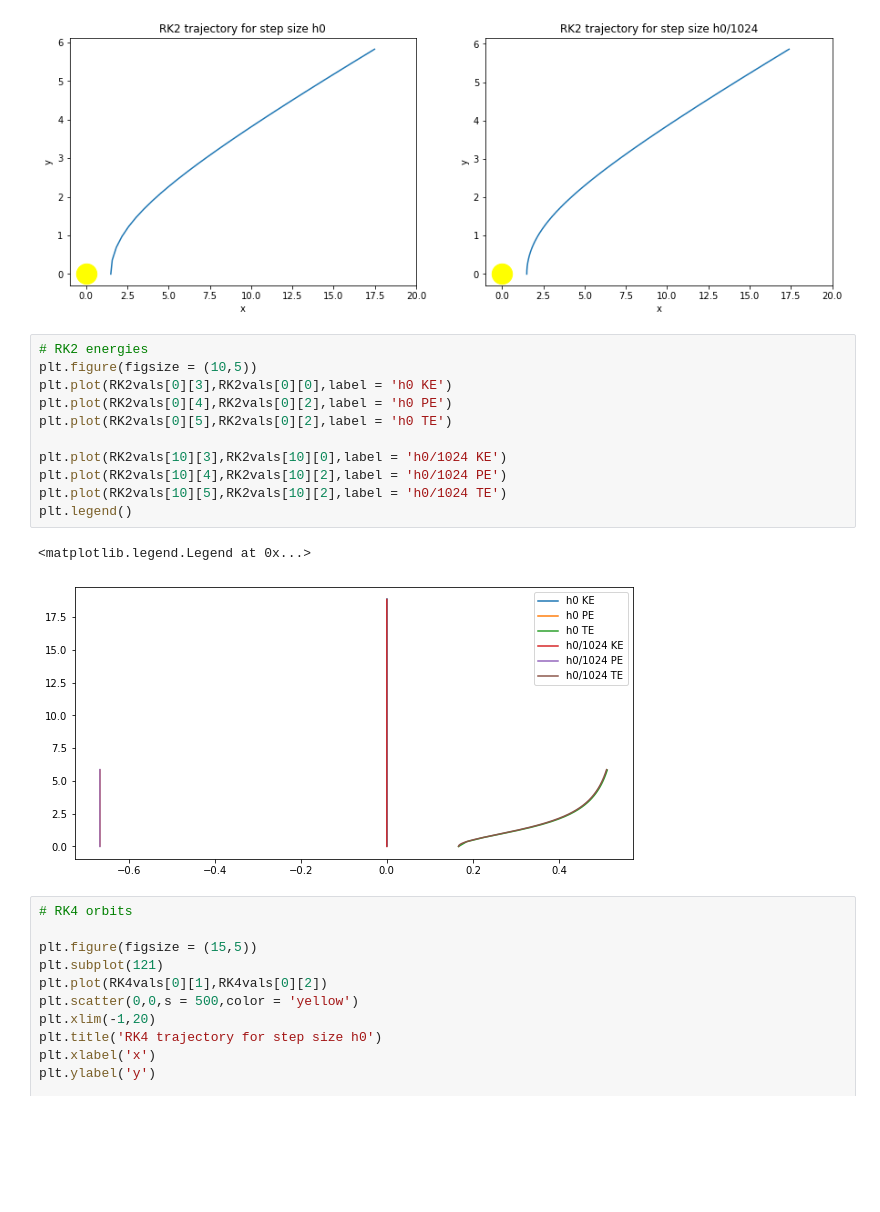
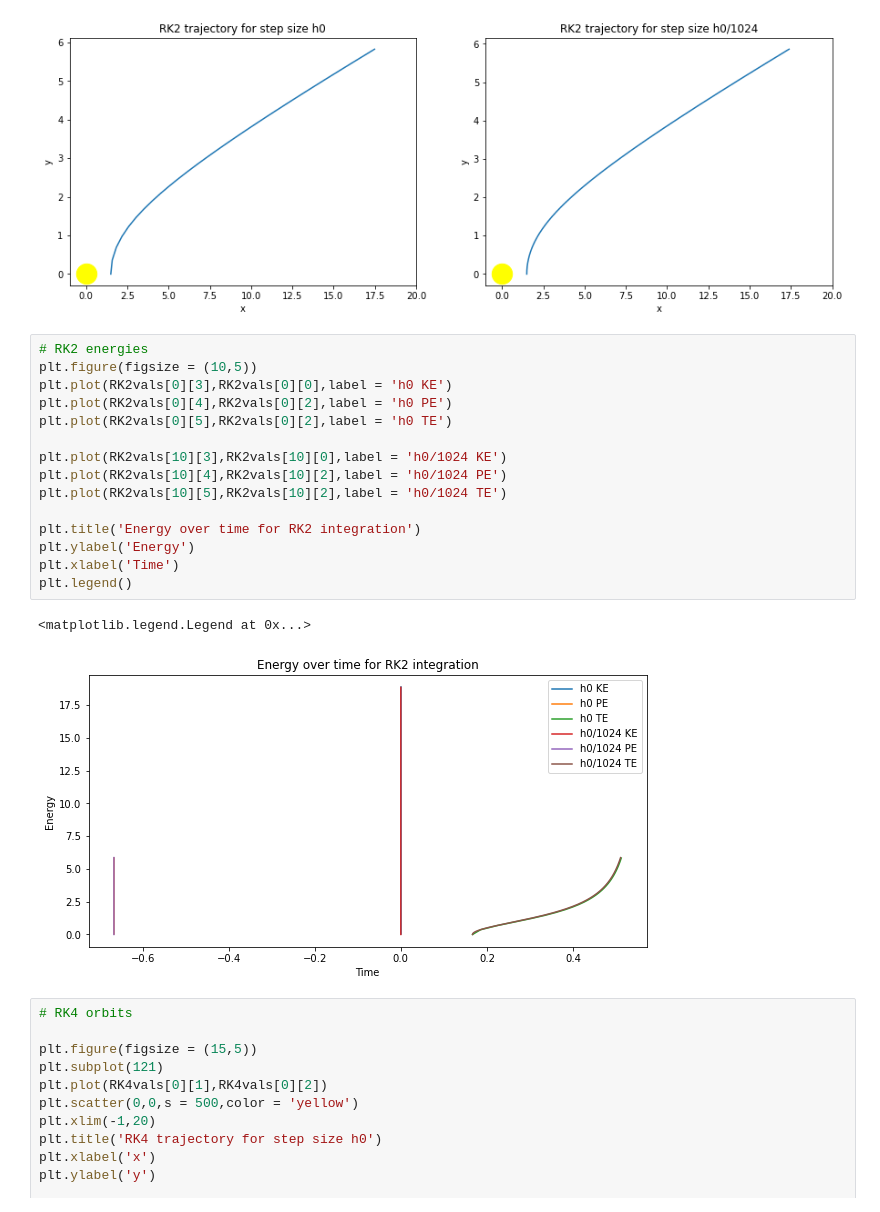
Before and after one commit to AriAtari/AST-projecy-group-10, a Jupyter notebook: Group10.ipynb, the cells around one changed output. Saved outputs shown, nothing was run; the diff lists cells and outputs as text; blank space fills up the shorter version.

```diff
--- a/Group10.ipynb
+++ b/Group10.ipynb
@@ -313,17 +317,21 @@ Text(0, 0.5, 'y')
 # %%
 # RK2 energies
 plt.figure(figsize = (10,5))
 plt.plot(RK2vals[0][3],RK2vals[0][0],label = 'h0 KE')
 plt.plot(RK2vals[0][4],RK2vals[0][2],label = 'h0 PE')
 plt.plot(RK2vals[0][5],RK2vals[0][2],label = 'h0 TE')
 
 plt.plot(RK2vals[10][3],RK2vals[10][0],label = 'h0/1024 KE')
 plt.plot(RK2vals[10][4],RK2vals[10][2],label = 'h0/1024 PE')
 plt.plot(RK2vals[10][5],RK2vals[10][2],label = 'h0/1024 TE')
+
+plt.title('Energy over time for RK2 integration')
+plt.ylabel('Energy')
+plt.xlabel('Time')
 plt.legend()
 # %% [output]
 <matplotlib.legend.Legend at 0x...>
-[figure, old version]
+[figure, new version]
 # %%
 # RK4 orbits
 
```
Also changed, not shown: parts of 2 cells of this notebook.
